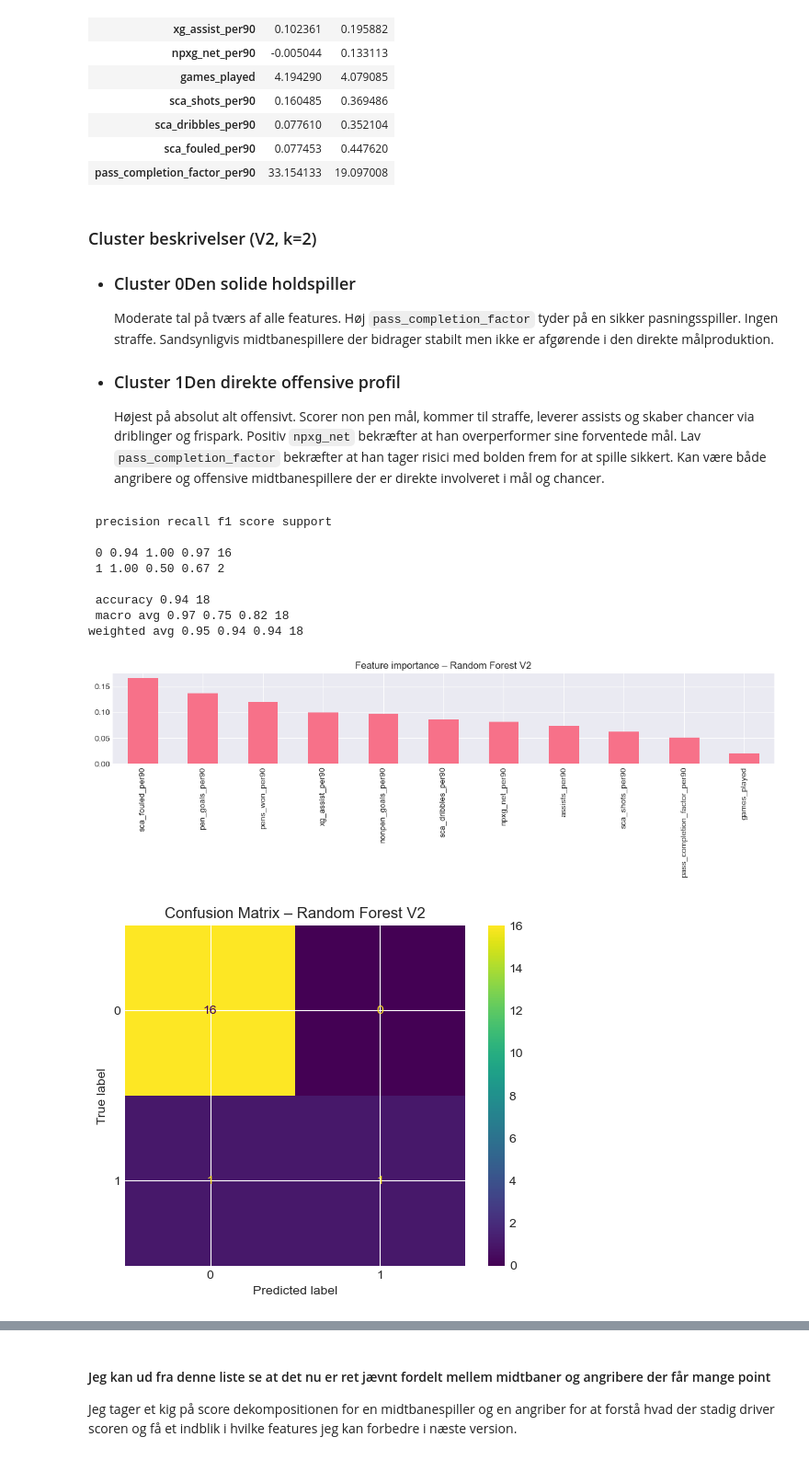
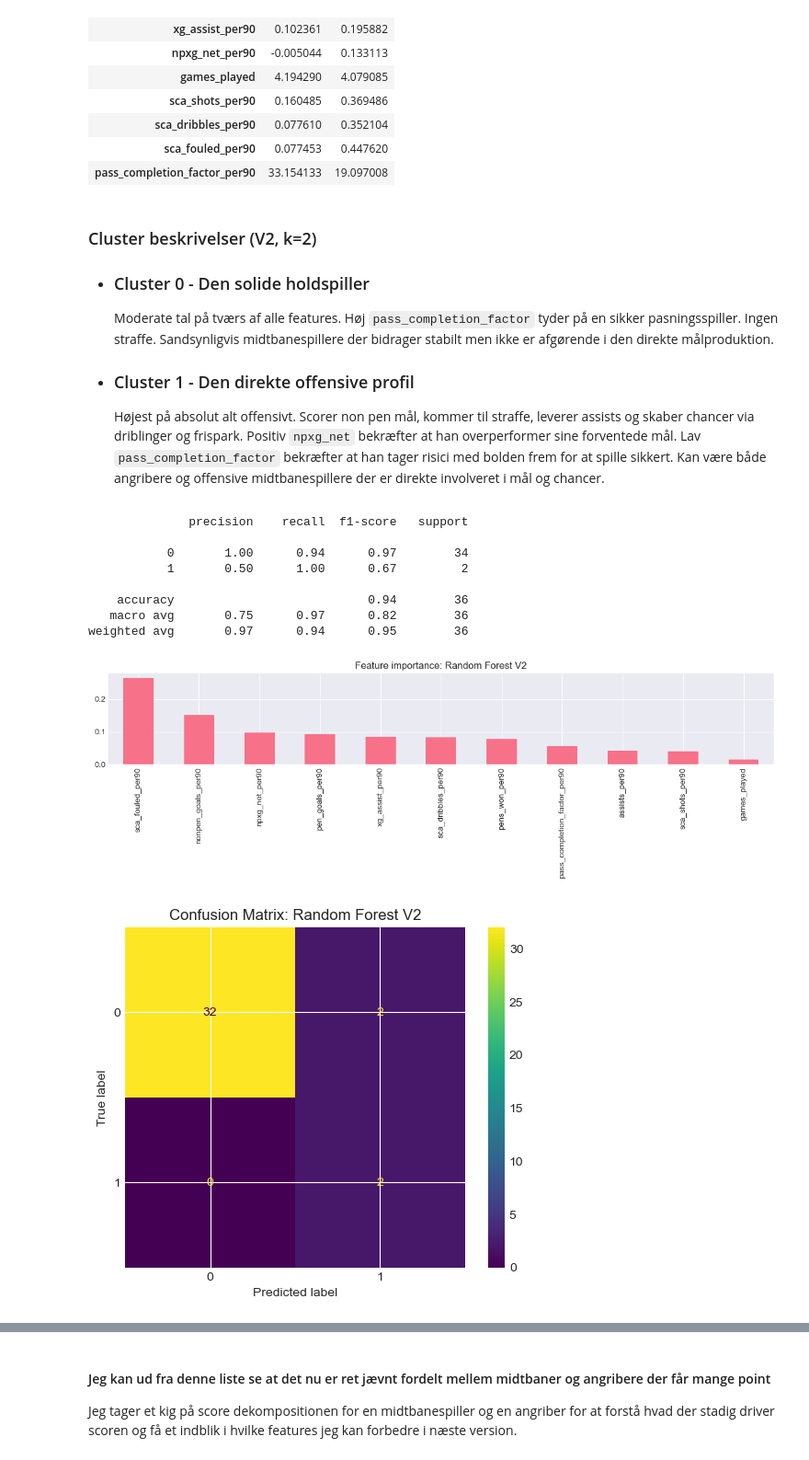
Before and after one commit to JonathanKudsk/BI-Exam-VM2022, a Jupyter notebook: VM2022_messi_mbappe.ipynb, the cells around one changed output, grey strips where cells are left out. Shown at 92% size. Drawn from its saved outputs; the diff is of its cells as text; code cells hidden in the pictures.

```diff
--- a/VM2022_messi_mbappe.ipynb
+++ b/VM2022_messi_mbappe.ipynb
@@ -38,7 +38,7 @@ from sklearn.model_selection import cross_val_score, StratifiedKFold
 from IPython.display import display, HTML
 
 
-plt.style.use('seaborn v0_8 darkgrid')
+plt.style.use('seaborn-v0_8-darkgrid')
 sns.set_palette("husl")
 
 # Indlæs spillerdata
@@ -1018,44 +1007,43 @@ players_off.groupby('cluster_v2')[feature_cols_v2].mean().T
 # %% [markdown]
 ### Cluster beskrivelser (V2, k=2)
 
-- ### Cluster 0Den solide holdspiller
+- ### Cluster 0 - Den solide holdspiller
 	Moderate tal på tværs af alle features. Høj `pass_completion_factor` tyder på en sikker pasningsspiller. Ingen straffe. Sandsynligvis midtbanespillere der bidrager stabilt men ikke er afgørende i den direkte målproduktion.
 
-- ### Cluster 1Den direkte offensive profil
+- ### Cluster 1 - Den direkte offensive profil
 	Højest på absolut alt offensivt. Scorer non pen mål, kommer til straffe, leverer assists og skaber chancer via driblinger og frispark. Positiv `npxg_net` bekræfter at han overperformer sine forventede mål. Lav `pass_completion_factor` bekræfter at han tager risici med bolden frem for at spille sikkert. Kan være både angribere og offensive midtbanespillere der er direkte involveret i mål og chancer.
 # %%
-
 X_clf_v2 = feat_v2
 y_clf_v2 = players_off['cluster_v2']
 
 X_train_v2, X_test_v2, y_train_v2, y_test_v2 = train_test_split(
- X_clf_v2, y_clf_v2, test_size=0.2, random_state=42
+ X_clf_v2, y_clf_v2, test_size=0.4, random_state=42
 )
 
 rf_v2 = RandomForestClassifier(n_estimators=100, random_state=42)
 rf_v2.fit(X_train_v2, y_train_v2)
 
 y_pred_v2 = rf_v2.predict(X_test_v2)
 print(classification_report(y_test_v2, y_pred_v2))
 
 importances = pd.Series(rf_v2.feature_importances_, index=feat_v2.columns)
 importances.sort_values(ascending=False).plot(kind='bar', figsize=(12, 4))
-plt.title('Feature importanceRandom Forest V2')
+plt.title('Feature importance: Random Forest V2')
 plt.tight_layout()
 plt.show()
 
 ConfusionMatrixDisplay.from_predictions(y_test_v2, y_pred_v2)
-plt.title('Confusion MatrixRandom Forest V2')
+plt.title('Confusion Matrix: Random Forest V2')
 plt.show()
 # %% [output]
- precision recall f1 score support
+              precision    recall  f1-score   support
 
- 0 0.94 1.00 0.97 16
- 1 1.00 0.50 0.67 2
+           0       1.00      0.94      0.97        34
+           1       0.50      1.00      0.67         2
 
- accuracy 0.94 18
- macro avg 0.97 0.75 0.82 18
-weighted avg 0.95 0.94 0.94 18
+    accuracy                           0.94        36
+   macro avg       0.75      0.97      0.82        36
+weighted avg       0.97      0.94      0.95        36
-[figure, old version]
+[figure, new version]
-[figure, old version]
+[figure, new version]
 # %% [markdown]
```
Also changed, not shown: parts of 80 cells of this notebook, 2 other files.
